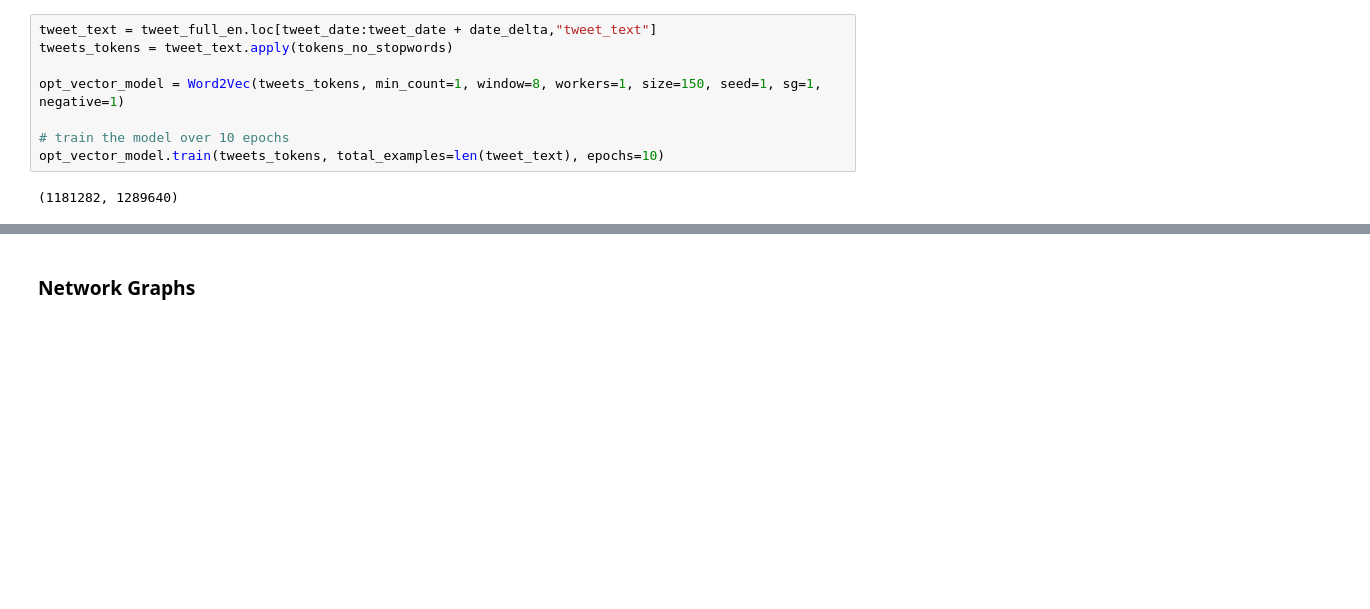
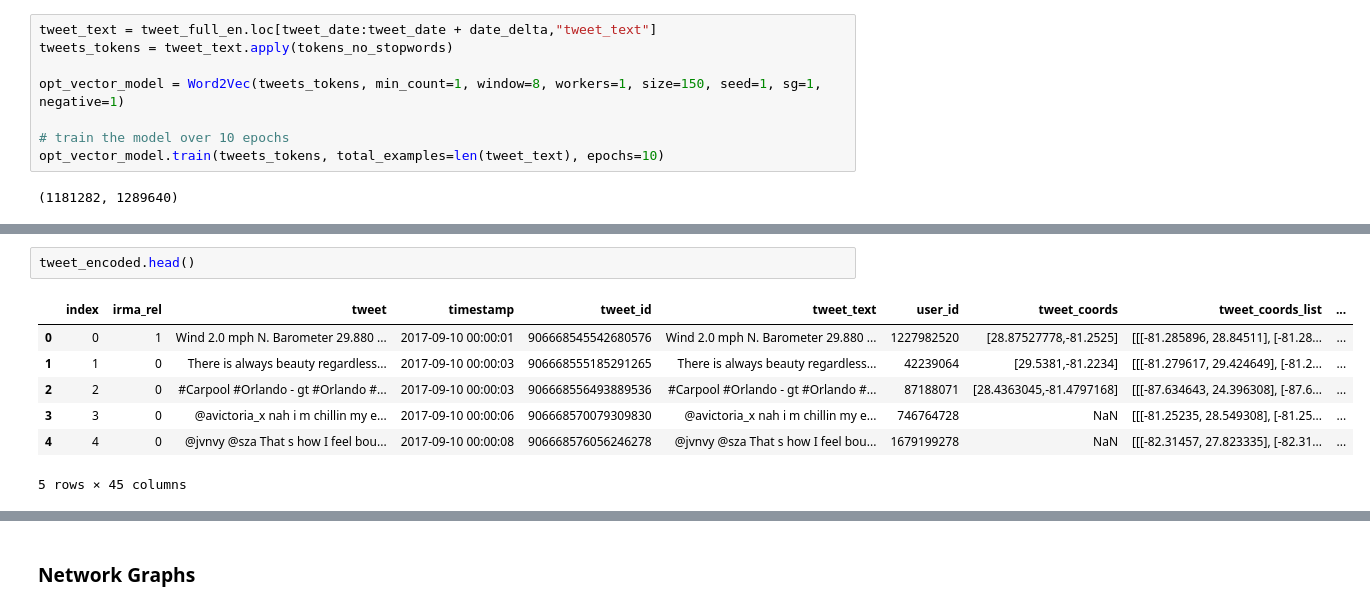
Before and after one commit to brownworth/TwitterDisaster, a Jupyter notebook: ThesisCode.ipynb, the cells around one changed output, grey strips where cells are left out. Cells and saved outputs as stored; diff of their text form; blank space fills up the shorter version.

```diff
--- a/ThesisCode.ipynb
+++ b/ThesisCode.ipynb
@@ -642,0 +657,10 @@ opt_vector_model.train(tweets_tokens, total_examples=len(tweet_text), epochs=10)
+# %%
+tweet_encoded.head()
+# %% [output]
+|  | index | irma_rel | tweet | timestamp | tweet_id | tweet_text | user_id | tweet_coords | tweet_coords_list | ... |
+| 0 | 0 | 1 | Wind 2.0 mph N. Barometer 29.880 ... | 2017-09-10 00:00:01 | 906668545542680576 | Wind 2.0 mph N. Barometer 29.880 ... | 1227982520 | [28.87527778,-81.2525] | [[[-81.285896, 28.84511], [-81.28... | ... |
+| 1 | 1 | 0 | There is always beauty regardless... | 2017-09-10 00:00:03 | 906668555185291265 | There is always beauty regardless... | 42239064 | [29.5381,-81.2234] | [[[-81.279617, 29.424649], [-81.2... | ... |
+| 2 | 2 | 0 | #Carpool #Orlando - gt #Orlando #... | 2017-09-10 00:00:03 | 906668556493889536 | #Carpool #Orlando - gt #Orlando #... | 87188071 | [28.4363045,-81.4797168] | [[[-87.634643, 24.396308], [-87.6... | ... |
+| 3 | 3 | 0 | @avictoria_x nah i m chillin my e... | 2017-09-10 00:00:06 | 906668570079309830 | @avictoria_x nah i m chillin my e... | 746764728 | NaN | [[[-81.25235, 28.549308], [-81.25... | ... |
+| 4 | 4 | 0 | @jvnvy @sza That s how I feel bou... | 2017-09-10 00:00:08 | 906668576056246278 | @jvnvy @sza That s how I feel bou... | 1679199278 | NaN | [[[-82.31457, 27.823335], [-82.31... | ... |
+5 rows × 45 columns
```
Also changed, not shown: parts of 15 cells of this notebook.
